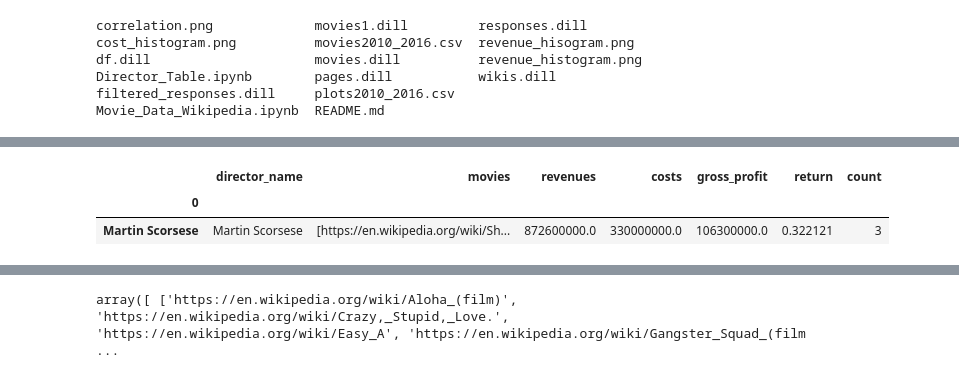
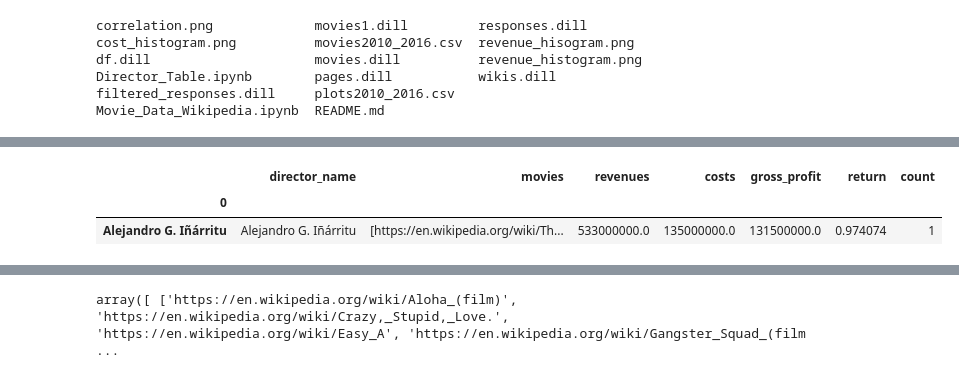
Before and after one commit to venamax/movies, a Jupyter notebook: Director_Actors.ipynb, the cells around one changed output, grey strips where cells are left out. Cells and saved outputs as stored; diff of their text form; code cells hidden in the pictures.

```diff
--- a/Director_Actors.ipynb
+++ b/Director_Actors.ipynb
@@ -155,11 +161,18 @@ df_dir['gross_profit']= df_dir['revenues'].apply(lambda x : x*0.5) - df_dir['cos
 df_dir['return']=df_dir['gross_profit']/df_dir['costs']
 # %%
 df_dir['count']=df_dir['movies'].apply(lambda x : len(x))
-# %%
-#df_dir[df_dir['director_name'] == 'Damien Chazelle']
-df_dir[df_dir['director_name'] == 'Martin Scorsese']
-# %% [output]
-|  | director_name | movies | revenues | costs | gross_profit | return | count |
-| 0 |  |  |  |  |  |  |  |
-| Martin Scorsese | Martin Scorsese | [https://en.wikipedia.org/wiki/Sh... | 872600000.0 | 330000000.0 | 106300000.0 | 0.322121 | 3 |
+# %%
+#df_dir[df_dir['director_name'] == 'Damien Chazelle']
+#df_dir[df_dir['director_name'] == 'Martin Scorsese']
+
+#df_dir[df_dir['director_name'] == 'Ben Affleck']
+#df_dir[df_dir['director_name'] == 'Steven Spielberg']
+#df_dir[df_dir['director_name'] == 'George Lucas']
+#df_dir[df_dir['director_name'] == 'Ridley Scott']
+#df_dir[df_dir['director_name'] == 'Quentin Tarantino']
+df_dir[df_dir['director_name'] == 'Alejandro G. Iñárritu']
+# %% [output]
+|  | director_name | movies | revenues | costs | gross_profit | return | count |
+| 0 |  |  |  |  |  |  |  |
+| Alejandro G. Iñárritu | Alejandro G. Iñárritu | [https://en.wikipedia.org/wiki/Th... | 533000000.0 | 135000000.0 | 131500000.0 | 0.974074 | 1 |
 # %%
```
Also changed, not shown: parts of 32 cells of this notebook.
